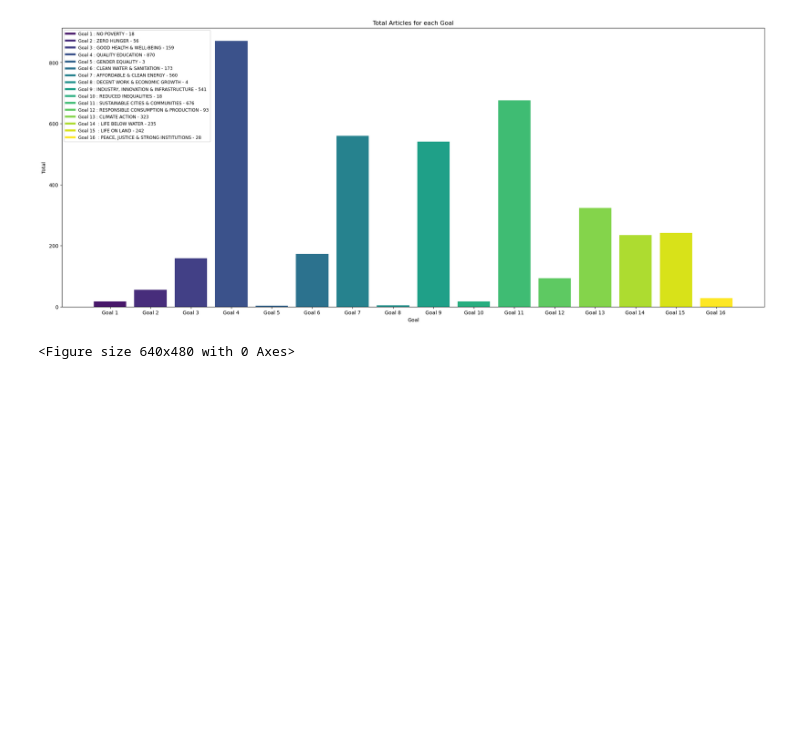
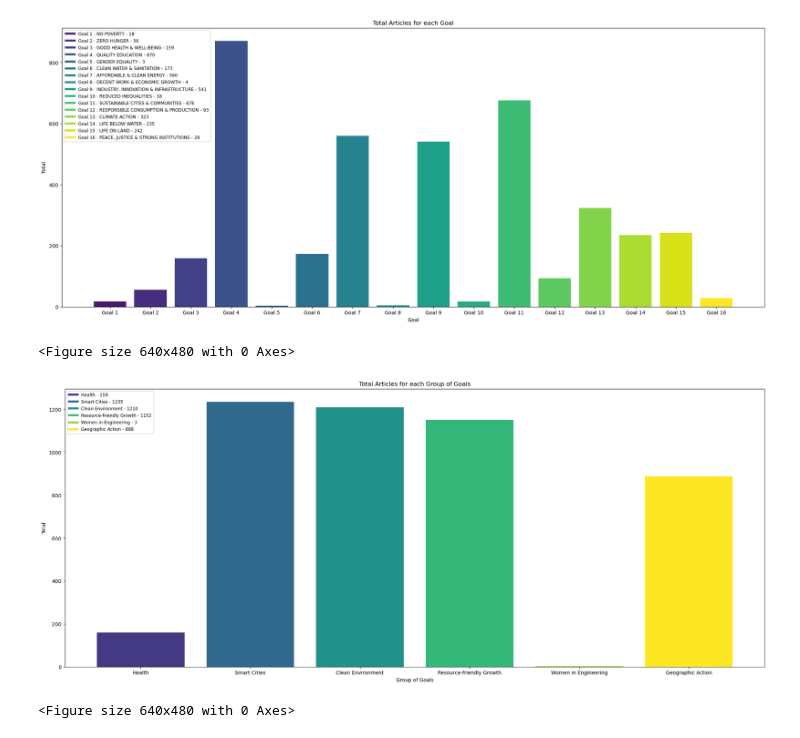
Before and after one commit to omp217/ieee-sensor-publication, a Jupyter notebook: main.ipynb, the cells around one changed output. Cells and saved outputs as stored; diff of their text form; code cells hidden in the pictures; blank space fills up the shorter version.

```diff
--- a/main.ipynb
+++ b/main.ipynb
@@ -85,3 +97,6 @@ topics['Topic'] = topics['Topic'].str.replace(' ', '_')
 topics['Topic'] = topics['Topic'].str.replace('_&_', ' ')
 topics['Topic'] = topics['Topic'].str.replace('-', '_')
 topics['Topic'] = topics['Topic'].str.replace(',', '')
+
+topics['Goal'] = topics['Goal'].str.replace('\u200b', '')
+topics['Goal'] = topics['Goal'].str.strip()
@@ -90,9 +103,19 @@ df = df.astype(str)
+# %%
+df = df.astype(str)
+df['PDF Downloads'] = df['PDF Downloads'].astype(int)
+df['Paper Citations To Date'] = df['Paper Citations To Date'].astype(int)
+df['Patent Citations To Date'] = df['Patent Citations To Date'].astype(int)
+df['Total Citations To Date'] = df['Total Citations To Date'].astype(int)
 # %%
 for index, row in df.iterrows():
     es.index(index='ieee', doc_type='_doc', id=index, body={
         'article_number': row['Article Number'],
         'article_title': row['Article Title'],
         'doi': row['DOI'],
+        'pdf_downloads': row['PDF Downloads'],
+        'paper_citations': row['Paper Citations To Date'],
+        'patent_citations': row['Patent Citations To Date'],
+        'total_citations': row['Total Citations To Date'],
         'ieee_thesaurus_terms': row['IEEE Thesaurus Terms'],
         'url': row['URL']
     })
@@ -136,6 +159,10 @@ for index, row in topics.iterrows():
             'article_title': hit['_source']['article_title'],
             'doi': hit['_source']['doi'],
             'ieee_thesaurus_terms': hit['_source']['ieee_thesaurus_terms'],
+            'pdf_downloads': hit['_source']['pdf_downloads'],
+            'paper_citations': hit['_source']['paper_citations'],
+            'patent_citations': hit['_source']['patent_citations'],
+            'total_citations': hit['_source']['total_citations'],
             'url': hit['_source']['url'],
             'score': hit['_score']
         })
@@ -200,0 +280,29 @@ workbook.close()
+# %%
+plt.figure(figsize=(25, 10))
+
+x = []
+y = []
+colors = []
+labels = []
+for key, value in group_of_goals_map.items():
+    x.append(key)
+    y.append(value['total'])
+    labels.append(value['topic'] + ' - ' + str(value['total']))
+    colors.append(plt.cm.viridis(len(labels) / len(group_of_goals_map)))
+
+bars = plt.bar(x, y, color=colors)
+
+legend_handles = []
+for i, label in enumerate(labels):
+    legend_handles.append(plt.Line2D([0], [0], color=colors[i], lw=4, label=label))
+
+plt.legend(handles=legend_handles, loc='upper left', prop={'size': 8.7}, borderaxespad=0.5)
+plt.xlabel('Group of Goals')
+plt.ylabel('Total')
+plt.title('Total Articles for each Group of Goals')
+plt.show()
+
+plt.savefig('group_bar_plot.png')
+# %% [output]
+[figure, added]
+<Figure size 640x480 with 0 Axes>
```
Also changed, not shown: parts of 6 cells of this notebook, 4 other files.
